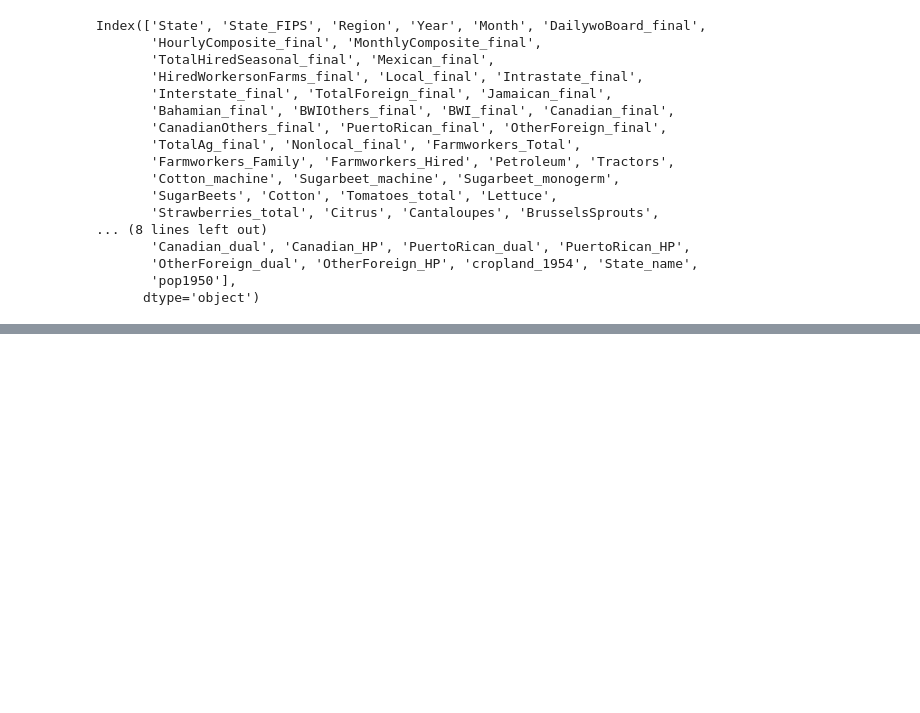
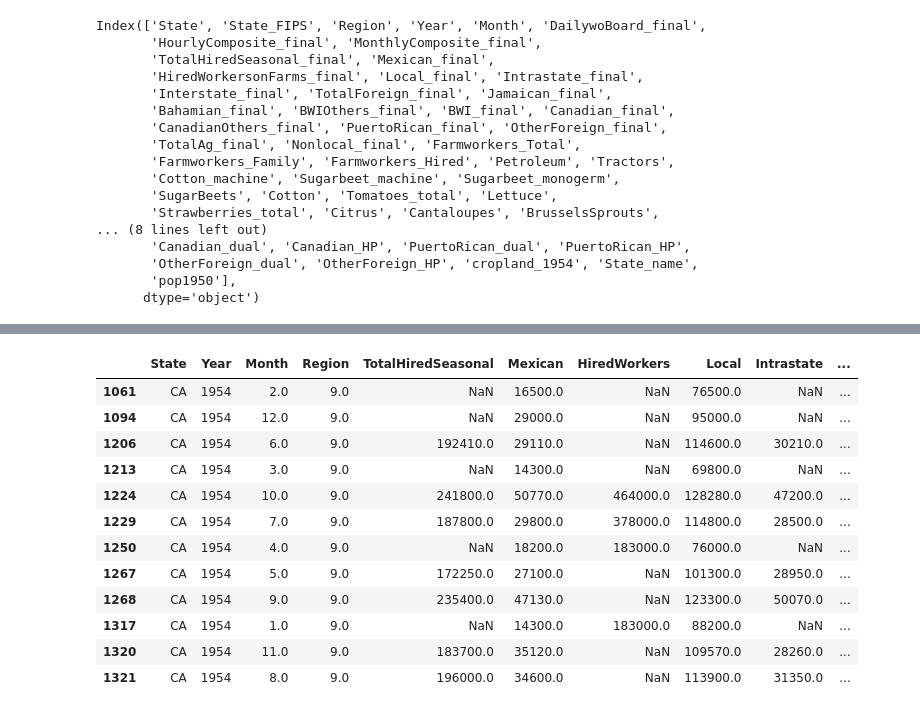
Before and after one commit to kyliefmiller/research-project, a Jupyter notebook: notebooks/data-condensing.ipynb, the cells around one changed output, grey strips where cells are left out. Saved outputs shown, nothing was run; the diff lists cells and outputs as text; code cells hidden in the pictures; blank space fills up the shorter version.

```diff
--- a/notebooks/data-condensing.ipynb
+++ b/notebooks/data-condensing.ipynb
@@ -127,0 +162,4 @@ farmworkers_df.groupby('Year').sum()
+# %%
+farmworkers_condensed = farmworkers_df[['State','Year','Month', 'Region', 'TotalHiredSeasonal','Mexican','HiredWorkers',
+              'Local','Intrastate','Interstate','TotalForeign','TotalAgWorkers','Nonlocal','Farmworkers_Total',
+                                        'Farmworkers_Family','Farmworkers_Hired']]
@@ -127,0 +290,5 @@ farmworkers_df.groupby('Year').sum()
+# %%
+ca_filter = farmworkers_condensed['State'] == 'CA'
+ca_farmworkers = farmworkers_condensed[ca_filter]
+year_filter = ca_farmworkers['Year'] == 1957
+ca_farmworkers[year_filter].info()
@@ -127,0 +348,17 @@ farmworkers_df.groupby('Year').sum()
+# %%
+year_filter = ca_farmworkers['Year'] == 1954
+ca_farmworkers[year_filter]
+# %% [output]
+|  | State | Year | Month | Region | TotalHiredSeasonal | Mexican | HiredWorkers | Local | Intrastate | ... |
+| 1061 | CA | 1954 | 2.0 | 9.0 | NaN | 16500.0 | NaN | 76500.0 | NaN | ... |
+| 1094 | CA | 1954 | 12.0 | 9.0 | NaN | 29000.0 | NaN | 95000.0 | NaN | ... |
+| 1206 | CA | 1954 | 6.0 | 9.0 | 192410.0 | 29110.0 | NaN | 114600.0 | 30210.0 | ... |
+| 1213 | CA | 1954 | 3.0 | 9.0 | NaN | 14300.0 | NaN | 69800.0 | NaN | ... |
+| 1224 | CA | 1954 | 10.0 | 9.0 | 241800.0 | 50770.0 | 464000.0 | 128280.0 | 47200.0 | ... |
+| 1229 | CA | 1954 | 7.0 | 9.0 | 187800.0 | 29800.0 | 378000.0 | 114800.0 | 28500.0 | ... |
+| 1250 | CA | 1954 | 4.0 | 9.0 | NaN | 18200.0 | 183000.0 | 76000.0 | NaN | ... |
+| 1267 | CA | 1954 | 5.0 | 9.0 | 172250.0 | 27100.0 | NaN | 101300.0 | 28950.0 | ... |
+| 1268 | CA | 1954 | 9.0 | 9.0 | 235400.0 | 47130.0 | NaN | 123300.0 | 50070.0 | ... |
+| 1317 | CA | 1954 | 1.0 | 9.0 | NaN | 14300.0 | 183000.0 | 88200.0 | NaN | ... |
+| 1320 | CA | 1954 | 11.0 | 9.0 | 183700.0 | 35120.0 | NaN | 109570.0 | 28260.0 | ... |
+| 1321 | CA | 1954 | 8.0 | 9.0 | 196000.0 | 34600.0 | NaN | 113900.0 | 31350.0 | ... |
```
Also changed, not shown: parts of 23 cells of this notebook, 4 other files.
